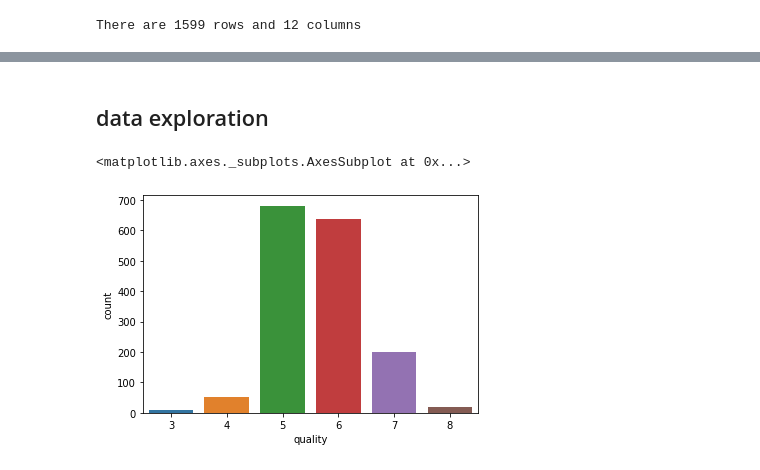
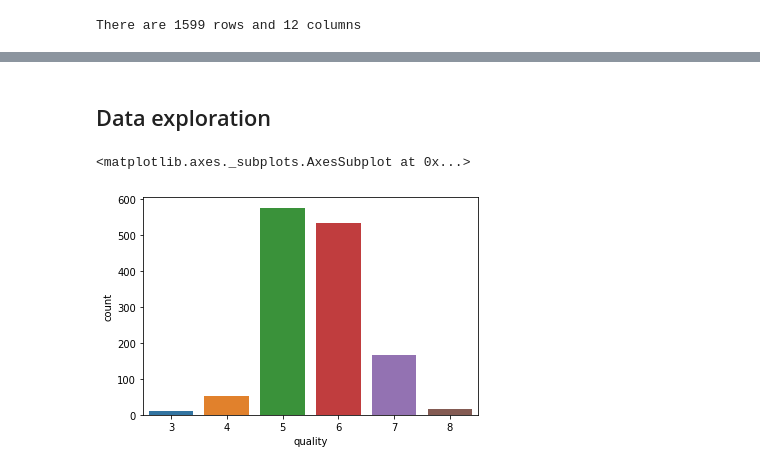
Before and after one commit to AbdielNie/wineQuality, a Jupyter notebook: wineQuality.ipynb, the cells around one changed output, grey strips where cells are left out. Saved outputs shown, nothing was run; the diff lists cells and outputs as text; code cells hidden in the pictures.

```diff
--- a/wineQuality.ipynb
+++ b/wineQuality.ipynb
@@ -37,0 +106,3 @@ memory usage: 150.0 KB
+# %%
+print(f"Remove duplicated values and new dataset called 'df' ")
+df = dataset.drop_duplicates(inplace=False)
@@ -108,7 +187,7 @@ dtype: object
 # %% [markdown]
-## data exploration
+## Data exploration
 # %%
-sns.countplot(x= 'quality', data = dataset)
+sns.countplot(x= 'quality', data = df)
 # %% [output]
 <matplotlib.axes._subplots.AxesSubplot at 0x...>
-[figure, old version]
+[figure, new version]
```
Also changed, not shown: parts of 35 cells of this notebook.
